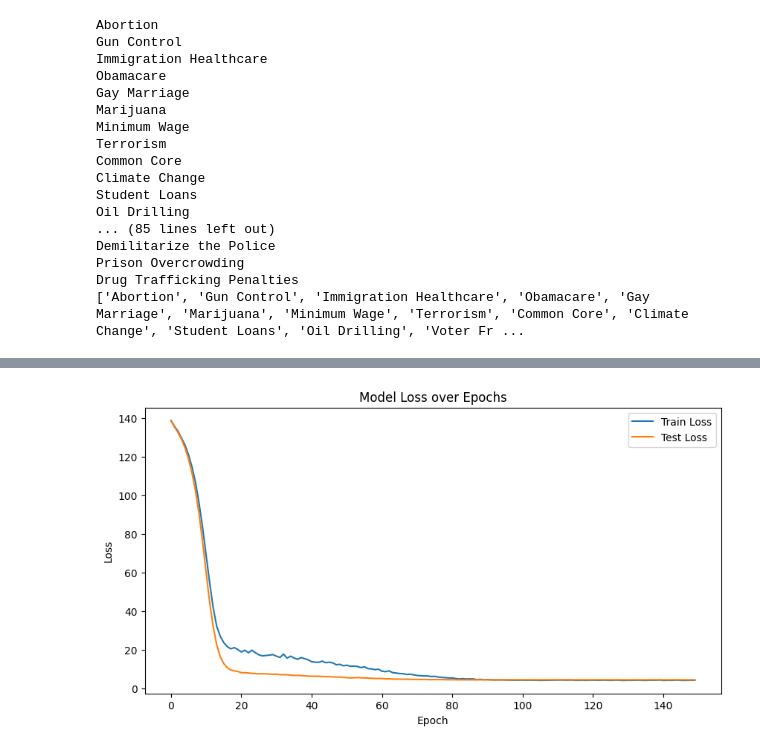
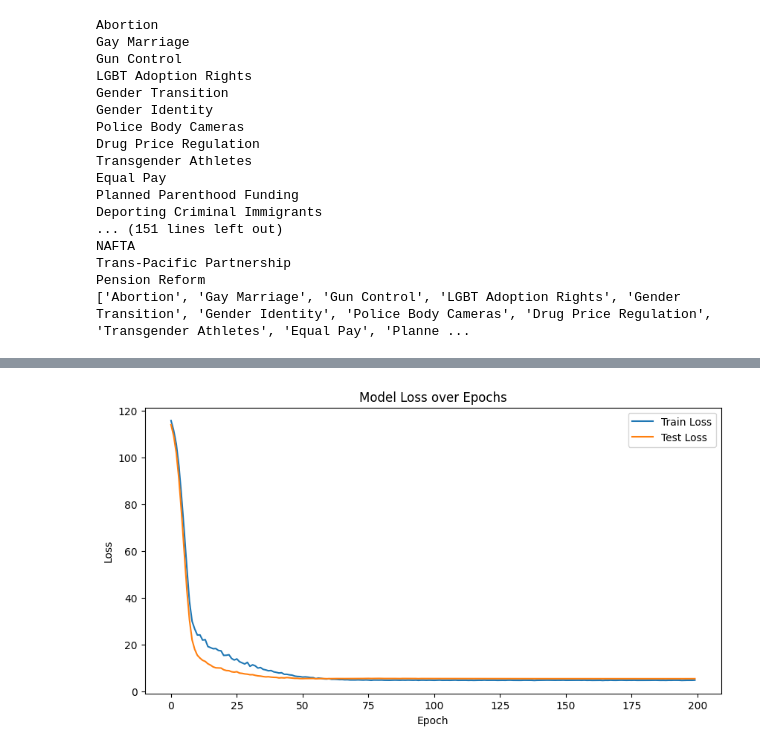
Before and after one commit to tun24193temple/CIS3715_DataScience_2024, a Jupyter notebook: Clustering Political Issues/DataPulling.ipynb, the cells around one changed output, grey strips where cells are left out. Drawn from its saved outputs; the diff is of its cells as text; code cells hidden in the pictures.

```diff
--- a/Clustering Political Issues/DataPulling.ipynb
+++ b/Clustering Political Issues/DataPulling.ipynb
@@ -61,29 +35,26 @@ Issue 100: Drug Trafficking Penalties, Votes: 740034
 # %%
-# Extract just the issue names from each tuple
-issues = [issue[0] for issue in top_issues]
-
-# Print out the list to verify
+issues = [issue[0] for issue in issues_votes]
 for issue in issues:
     print(issue)
 print(issues)
 # %% [output]
 Abortion
+Gay Marriage
 Gun Control
-Immigration Healthcare
-Obamacare
-Gay Marriage
-Marijuana
-Minimum Wage
-Terrorism
-Common Core
-Climate Change
-Student Loans
-Oil Drilling
-... (85 lines left out)
-Demilitarize the Police
-Prison Overcrowding
-Drug Trafficking Penalties
-['Abortion', 'Gun Control', 'Immigration Healthcare', 'Obamacare', 'Gay Marriage', 'Marijuana', 'Minimum Wage', 'Terrorism', 'Common Core', 'Climate Change', 'Student Loans', 'Oil Drilling', 'Voter Fr ...
+LGBT Adoption Rights
+Gender Transition
+Gender Identity
+Police Body Cameras
+Drug Price Regulation
+Transgender Athletes
+Equal Pay
+Planned Parenthood Funding
+Deporting Criminal Immigrants
+... (151 lines left out)
+NAFTA
+Trans-Pacific Partnership
+Pension Reform
+['Abortion', 'Gay Marriage', 'Gun Control', 'LGBT Adoption Rights', 'Gender Transition', 'Gender Identity', 'Police Body Cameras', 'Drug Price Regulation', 'Transgender Athletes', 'Equal Pay', 'Planne ...
 # %%
 '''from ntscraper import Nitter
 import pandas as pd
@@ -153,37 +120,34 @@ import pandas as pd
 import numpy as np
 
 # Load and preprocess data
-df = pd.read_csv("TweetsDataIssues.csv")
-df['followersCount'] = np.log1p(df['followersCount'])  # Log transform to normalize follower counts
+df = pd.read_csv("FixedData.csv")
 
-# Selecting features and target
-features = df[['likeCount', 'replyCount', 'quoteCount', 'retweetCount']].values
-followers = df['followersCount'].values.reshape(-1, 1)
+df['followers'] = np.log1p(df['followers'])
 
-# Standardizing features
+features = df[['likeCount', 'replyCount', 'quoteCount', 'retweetCount','viewCount']].values
+views = df['followers'].values.reshape(-1, 1)
+
 scaler = StandardScaler()
 features_scaled = scaler.fit_transform(features)
 
-# Split data into training and testing sets
-X_train, X_test, y_train, y_test = train_test_split(features_scaled, followers, test_size=0.2, random_state=42)
+X_train, X_test, y_train, y_test = train_test_split(features_scaled, views, test_size=0.2, random_state=42)
 
-# Convert to PyTorch tensors
 train_features = torch.tensor(X_train, dtype=torch.float32)
 test_features = torch.tensor(X_test, dtype=torch.float32)
-train_followers = torch.tensor(y_train, dtype=torch.float32)
-test_followers = torch.tensor(y_test, dtype=torch.float32)
-train_dataset = TensorDataset(train_features, train_followers)
-test_dataset = TensorDataset(test_features, test_followers)
+train_views = torch.tensor(y_train, dtype=torch.float32)
+test_views = torch.tensor(y_test, dtype=torch.float32)
+train_dataset = TensorDataset(train_features, train_views)
+test_dataset = TensorDataset(test_features, test_views)
 
-# Define the model
+# Define the neural network
 class FollowerPredictorMLP(nn.Module):
     def __init__(self):
         super(FollowerPredictorMLP, self).__init__()
-        self.layer1 = nn.Linear(4, 8)  # Adjust input features count
+        self.layer1 = nn.Linear(5, 10)  # 4 features to 10 hidden nodes
         self.relu = nn.ReLU()
         self.dropout = nn.Dropout(0.5)
-        self.layer2 = nn.Linear(8, 8)
-        self.output = nn.Linear(8, 1)  # Predicting one output: log(followersCount)
+        self.layer2 = nn.Linear(10, 8)
+        self.output = nn.Linear(8, 1)  # Output is log(followersCount)
 
     def forward(self, x):
         x = self.relu(self.layer1(x))
@@ -192,13 +156,14 @@ class FollowerPredictorMLP(nn.Module):
         x = self.output(x)
         return x
 
+# Assuming model is trained and setup as shown in your previous code
 model = FollowerPredictorMLP()
 optimizer = optim.Adam(model.parameters(), lr=0.0005)
-loss_fn = nn.MSELoss()  # Suitable for regression
+loss_fn = nn.MSELoss()
 scheduler = optim.lr_scheduler.StepLR(optimizer, step_size=100, gamma=0.1)
 
 # Training function
-def train_model(model, train_dataset, test_dataset, epochs=150):
+def train_model(model, train_dataset, test_dataset, epochs=200):
     train_loader = DataLoader(train_dataset, batch_size=32, shuffle=True)
     test_loader = DataLoader(test_dataset, batch_size=32, shuffle=False)
 
@@ -243,6 +208,4 @@ plt.ylabel('Loss')
 plt.title('Model Loss over Epochs')
 plt.legend()
 plt.show()
-
-# Continue with training function and plotting as defined
 # %% [output]
@@ -266,2 +229,2 @@ Epoch 150, Train Loss: 4.2837489042709125, Test Loss: 4.48391263625201
-[figure, old version]
+[figure, new version]
 # %%
```
Also changed, not shown: parts of 8 cells of this notebook, 3 other files.
